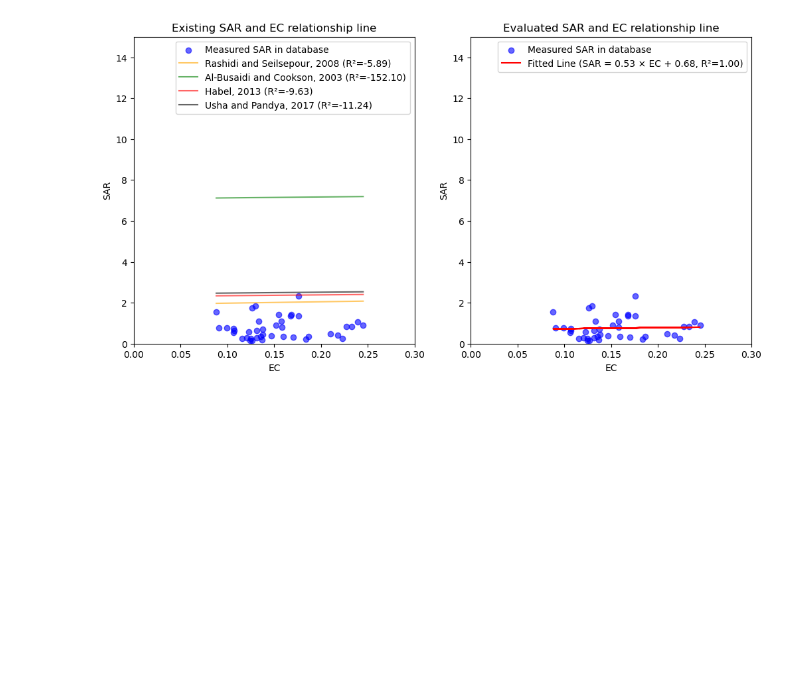
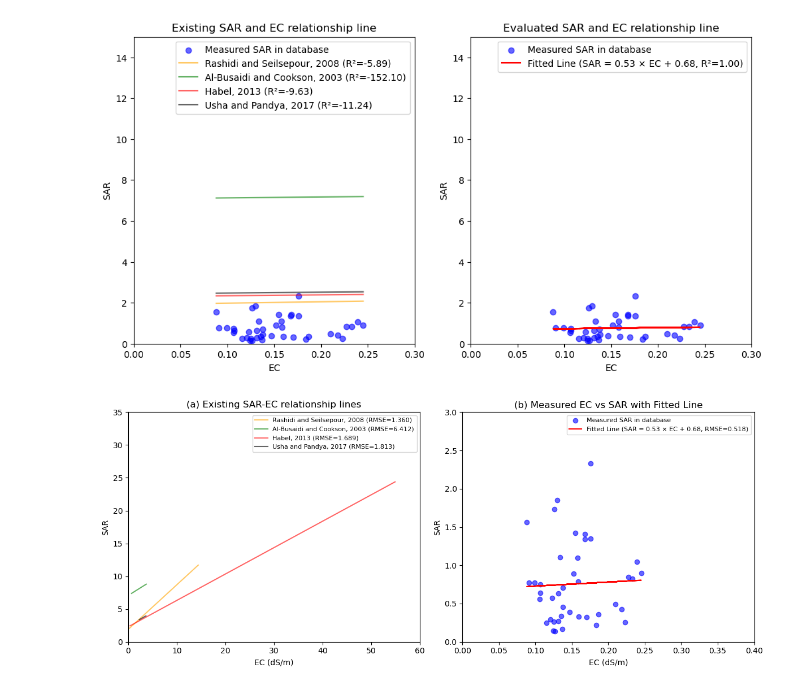
Before and after one commit to linwang-tech/pedotransfer_TWW, a Jupyter notebook: Pedo_TWW.ipynb, the cells around one changed output. Cells and saved outputs as stored; diff of their text form; code cells hidden in the pictures; blank space fills up the shorter version.

```diff
--- a/Pedo_TWW.ipynb
+++ b/Pedo_TWW.ipynb
@@ -853,3 +1290,88 @@ plt.savefig("EC_SAR.png")
 plt.show()
 # %% [output]
 [figure]
+# %%
+# Filter specific date
+df = df[df['date'] == '2021-03-27']
+
+# Select relevant features
+features = ['SOC', 'sand', 'silt', 'clay', 'BD', 'FC', 'FC_33', 'PWP']
+
+# Drop rows with NaN values in selected features
+df = df.dropna(subset=features)
+
+# Calculate predicted SAR values using different equations
+df['sar_Rashidi2008'] = 0.68 * df['EC'] + 1.91
+df['sar_AlBusaidi2003'] = 0.464 * df['EC'] + 7.077
+df['sar_Usha2017'] = 0.422623 * df['EC'] + 2.429672
+df['sar_Habel2013'] = 2.303 + 0.4023 * df['EC']
+
+# Fit a linear regression line to your data
+slope, intercept = np.polyfit(df['EC'], df['SAR'], 1)
+fit_line = slope * df['EC'] + intercept
+
+# Calculate RMSE for each regression equation
+rmse = np.sqrt(mean_squared_error(df['SAR'], fit_line))
+rmse_Rashidi2008 = np.sqrt(mean_squared_error(df['SAR'], df['sar_Rashidi2008']))
+rmse_AlBusaidi2003 = np.sqrt(mean_squared_error(df['SAR'], df['sar_AlBusaidi2003']))
+rmse_Usha2017 = np.sqrt(mean_squared_error(df['SAR'], df['sar_Usha2017']))
+rmse_Habel2013 = np.sqrt(mean_squared_error(df['SAR'], df['sar_Habel2013']))
+
+# Create subplots
+fig, (ax1, ax2) = plt.subplots(1, 2, figsize=(12, 5))
+
+# --- Subplot 1: EC-SAR regression equations ---
+
+# Define EC ranges per study
+ec_rashidi = np.linspace(0.25, 14.4, 200)
+ec_busaidi = np.linspace(0.67, 3.70, 200)
+ec_habel = np.linspace(0.37, 54.88, 200)
+ec_usha = np.linspace(2.28, 3.64, 200)
+
+# Scatter actual data
+
+# Plot regression lines for each study within specific EC range
+ax1.plot(ec_rashidi, 0.68 * ec_rashidi + 1.91, color='orange', alpha=0.6,
+         label=f'Rashidi and Seilsepour, 2008 (RMSE={rmse_Rashidi2008:.3f})')
+
+ax1.plot(ec_busaidi, 0.464 * ec_busaidi + 7.077, color='green', alpha=0.6,
+         label=f'Al-Busaidi and Cookson, 2003 (RMSE={rmse_AlBusaidi2003:.3f})')
+
+ax1.plot(ec_habel, 2.303 + 0.4023 * ec_habel, color='red', alpha=0.6,
+         label=f'Habel, 2013 (RMSE={rmse_Habel2013:.3f})')
+
+ax1.plot(ec_usha, 0.422623 * ec_usha + 2.429672, color='black', alpha=0.6,
+         label=f'Usha and Pandya, 2017 (RMSE={rmse_Usha2017:.3f})')
+
+# Axis settings for ax1
+ax1.set_xlim(0, 60)  # or (0, 55) to show Habel's full range
+ax1.set_ylim(0, 35)
+ax1.set_xlabel('EC (dS/m)')
+ax1.set_ylabel('SAR')
+ax1.set_title('(a) Existing SAR-EC relationship lines')
+ax1.legend(loc='upper right', fontsize=8)
+ax1.grid(False)
+
+# --- Subplot 2: Measured SAR vs EC with linear fit ---
+
+ax2.scatter(df['EC'], df['SAR'], color='blue', alpha=0.6, label='Measured SAR in database')
+
+# Linear fit
+ax2.plot(df['EC'], fit_line, color='red',
+         label=f'Fitted Line (SAR = {slope:.2f} × EC {"+" if intercept >= 0 else "-"} {abs(intercept):.2f}, RMSE={rmse:.3f})')
+
+# Axis settings for ax2
+ax2.set_xlim(0, 0.4)
+ax2.set_ylim(0, 3)
+ax2.set_xlabel('EC (dS/m)')
+ax2.set_ylabel('SAR')
+ax2.set_title('(b) Measured EC vs SAR with Fitted Line')
+ax2.legend(loc='upper right', fontsize=8)
+ax2.grid(False)
+
+# Layout and save
+plt.tight_layout()
+plt.savefig("EC_SAR_switched.png", dpi=300)
+plt.show()
+# %% [output]
+[figure, added]
```
Also changed, not shown: parts of 8 cells of this notebook.
